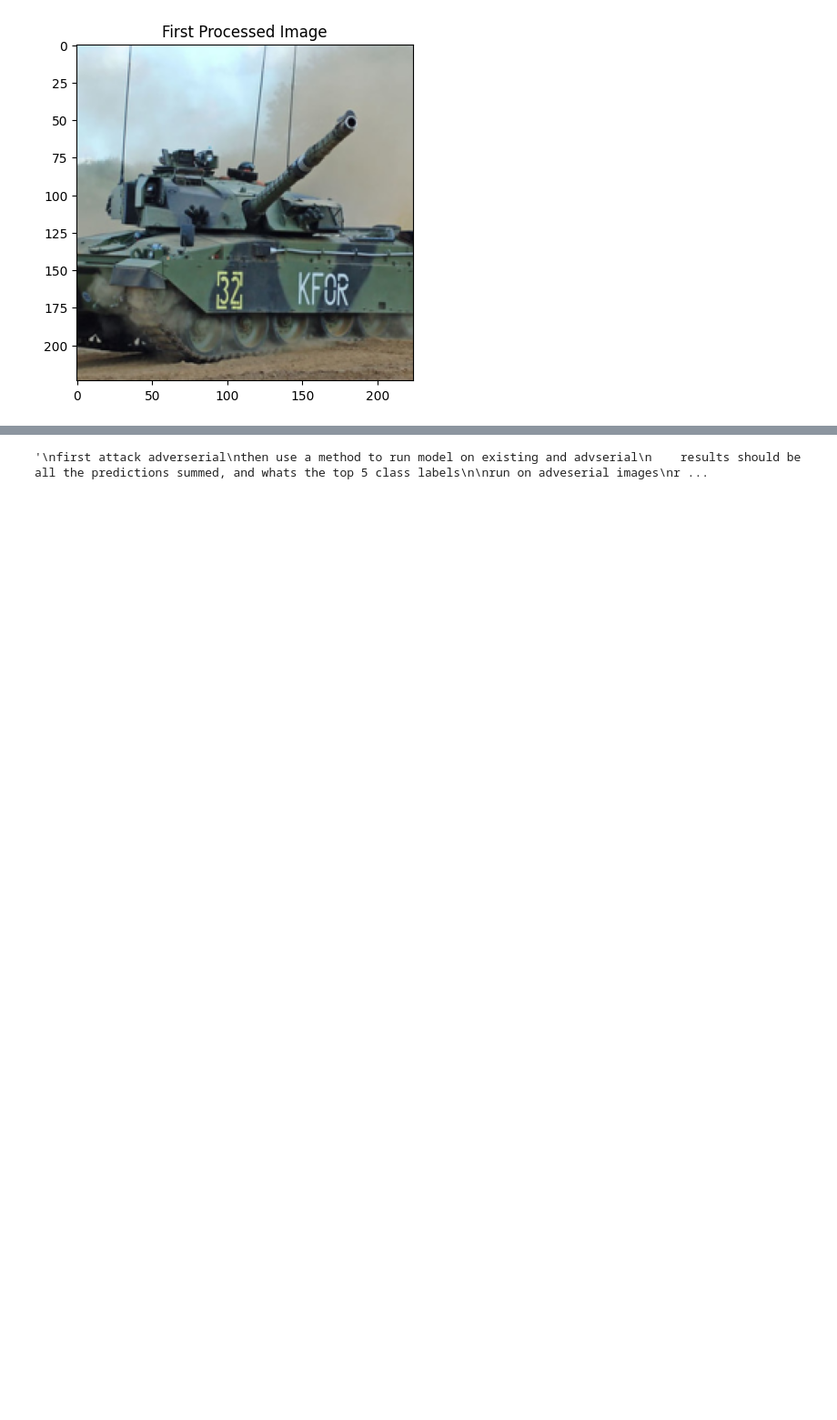
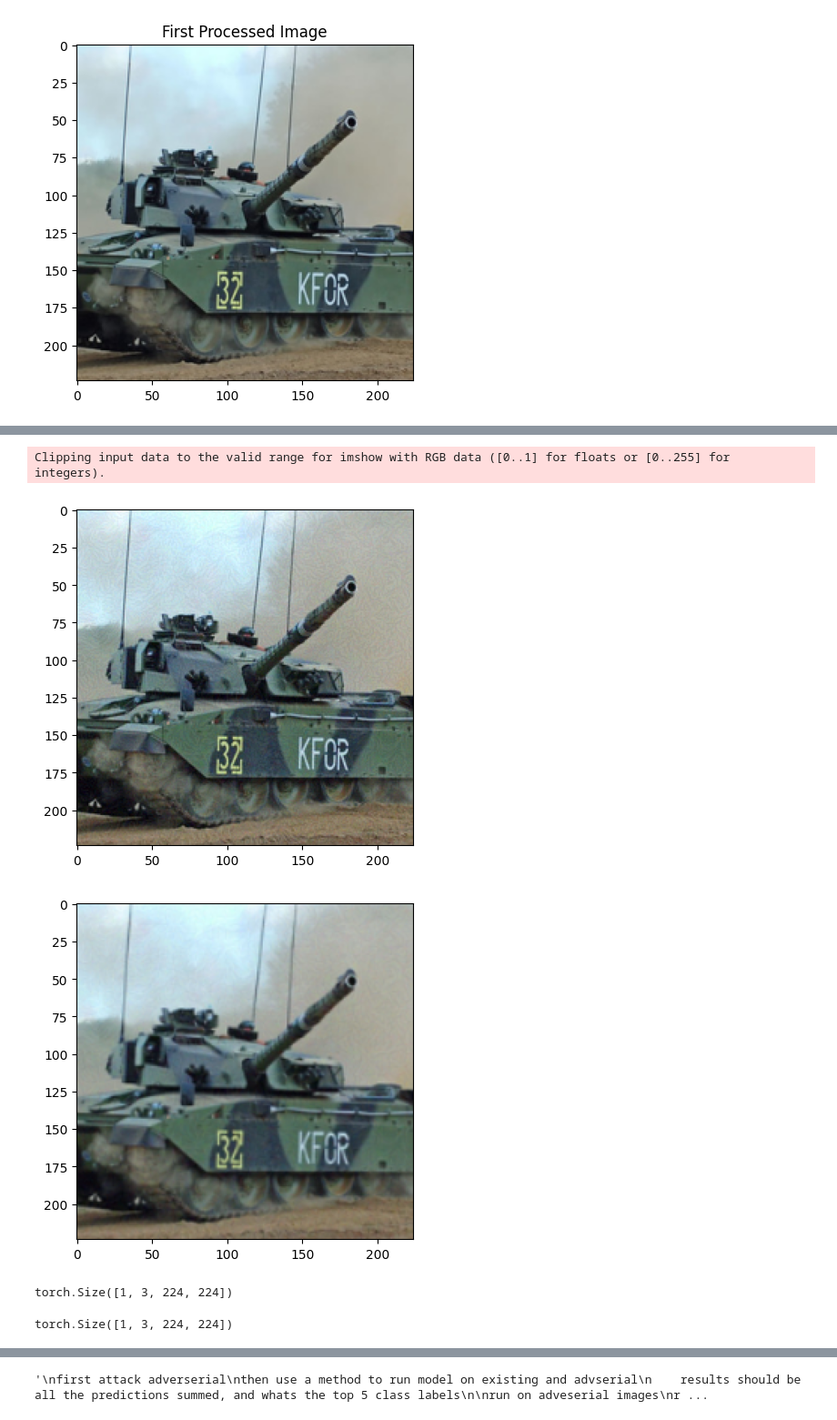
Before and after one commit to jtv199/CV-Adverserial-attacks, a Jupyter notebook: fgsm-i copy.ipynb, the cells around one changed output, grey strips where cells are left out. Shown at 91% size. Drawn from its saved outputs; the diff is of its cells as text; code cells hidden in the pictures; blank space fills up the shorter version.

```diff
--- a/fgsm-i copy.ipynb
+++ b/fgsm-i copy.ipynb
@@ -317,0 +499,21 @@ Image 8: toilet tissue, toilet paper, bathroom tissue (Certainty: 14.84)
+# %%
+"""
+copy adverserial image, lets try compression first
+"""
+adv = 'adversarial_unnormalized'
+
+tank_images.unnormalize_album('adversarial')
+tank_images.copy_images(adv,'compress')
+tank_images.compress('compress')
+tank_images.reprocess_images('compress')
+# %%
+tank_images.display_images('adversarial',0)
+tank_images.display_images('compress',0)
+print(tank_images.image_data['compress'][0].size())
+tank_images.image_data[adv][0].size()
+# %% [output]
+Clipping input data to the valid range for imshow with RGB data ([0..1] for floats or [0..255] for integers).
+[figure, added]
+[figure, added]
+torch.Size([1, 3, 224, 224])
+torch.Size([1, 3, 224, 224])
```
Also changed, not shown: parts of 17 cells of this notebook.
